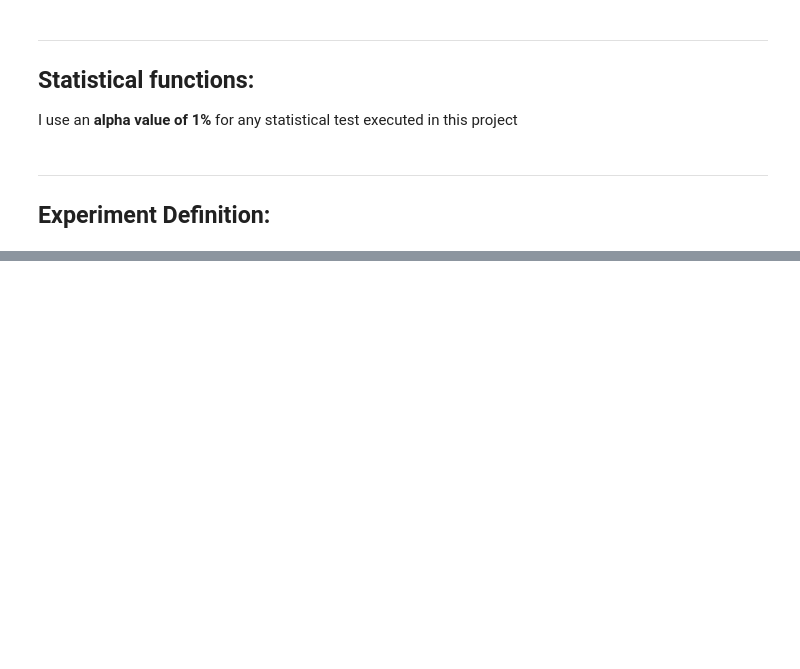
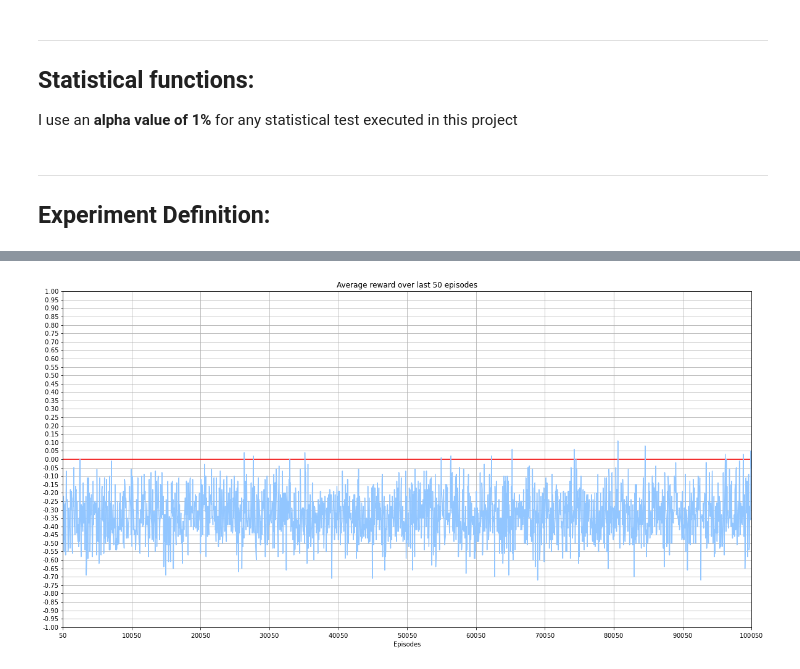
Before and after one commit to Xavi-Linux/Fatjack, a Jupyter notebook: TemporalDifference.ipynb, the cells around one changed output, grey strips where cells are left out. Saved outputs shown, nothing was run; the diff lists cells and outputs as text; code cells hidden in the pictures; blank space fills up the shorter version.

Commit message:
Sarsa,Q-Learning

```diff
--- a/TemporalDifference.ipynb
+++ b/TemporalDifference.ipynb
@@ -283,0 +378,13 @@ $$V_\pi(s) = \mathbb{E}_\pi[G_t |S_t=s]$$
+# %%
+# subclass TDLambdaPredictor to state a policy
+class Deterministic(TDLambdaPredictor):
+
+    def follow_policy(self, observation, *args):
+        #If your points add up to a value greather than 19, stand; otherwise, hit:
+        if observation[0] > 19:
+            return 0
+        else:
+            return 1
+# %%
+#create an agent:
+td_predictor = Deterministic(env)
@@ -283,0 +398,5 @@ $$V_\pi(s) = \mathbb{E}_\pi[G_t |S_t=s]$$
+# %%
+#modify some parameters to adjust values to a stric TD(0):
+td_predictor.set_hyperparams(_lambda=0)
+td_predictor.set_hyperparams(learning_rate=0.01)
+td_predictor.hyperparams
@@ -283,0 +408,6 @@ $$V_\pi(s) = \mathbb{E}_\pi[G_t |S_t=s]$$
+# %%
+EPISODES = 100_000
+SHOW_EVERY = 10_000
+SAVE_EVERY =  None
+COLLECT_EVERY = 50
+results = run_experiment_one_step(env, td_predictor, EPISODES, SHOW_EVERY, SAVE_EVERY, COLLECT_EVERY)
@@ -283,0 +432,4 @@ $$V_\pi(s) = \mathbb{E}_\pi[G_t |S_t=s]$$
+# %%
+plot_reward_time_series(range(COLLECT_EVERY, EPISODES+1, COLLECT_EVERY),results);
+# %% [output]
+[figure, added]
```
Also changed, not shown: parts of 34 cells of this notebook, 1 other file.
